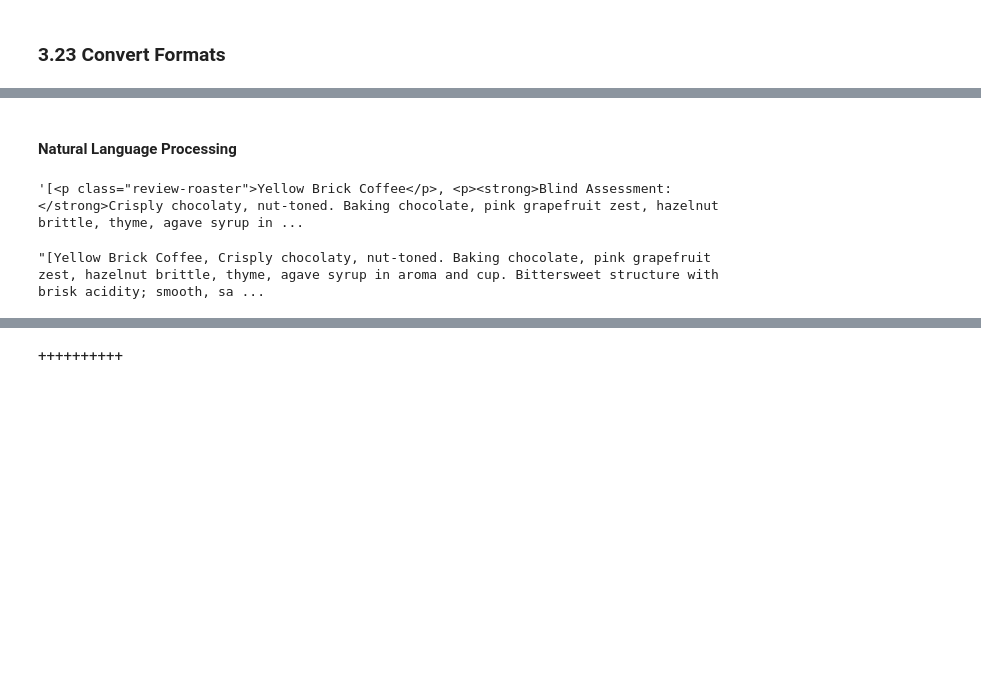
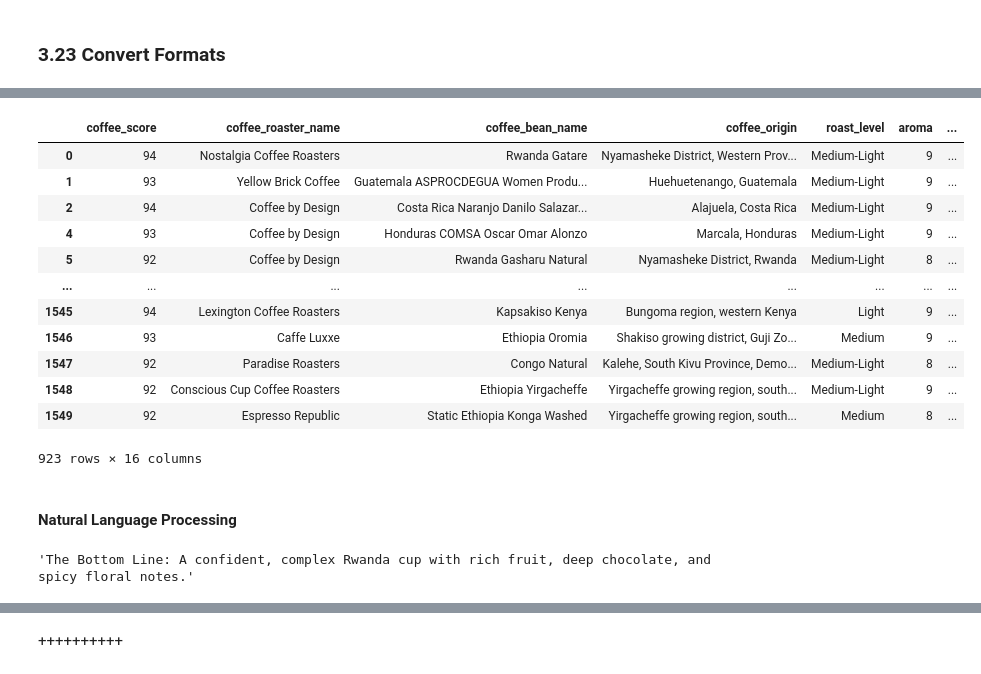
Before and after one commit to nkbuddy/capstone-coffee-recommendation-system, a Jupyter notebook: coffee_recommendation.ipynb, the cells around one changed output, grey strips where cells are left out. Cells and saved outputs as stored; diff of their text form; code cells hidden in the pictures; blank space fills up the shorter version.

```diff
--- a/coffee_recommendation.ipynb
+++ b/coffee_recommendation.ipynb
@@ -590,0 +405,2 @@ See the caveats in the documentation: https://pandas.pydata.org/pandas-docs/stab
+# %%
+cleaned_df['best_value'] = round(cleaned_df['coffee_score'] / cleaned_df['estimate_price_USD_per_ounces'], 2)
@@ -591,7 +427,20 @@ See the caveats in the documentation: https://pandas.pydata.org/pandas-docs/stab
+# %%
+cleaned_df[coffee_df['notes'].str.contains('Arabica')]
+# %% [output]
+|  | coffee_score | coffee_roaster_name | coffee_bean_name | coffee_origin | roast_level | aroma | ... |
+| 0 | 94 | Nostalgia Coffee Roasters | Rwanda Gatare | Nyamasheke District, Western Prov... | Medium-Light | 9 | ... |
+| 1 | 93 | Yellow Brick Coffee | Guatemala ASPROCDEGUA Women Produ... | Huehuetenango, Guatemala | Medium-Light | 9 | ... |
+| 2 | 94 | Coffee by Design | Costa Rica Naranjo Danilo Salazar... | Alajuela, Costa Rica | Medium-Light | 9 | ... |
+| 4 | 93 | Coffee by Design | Honduras COMSA Oscar Omar Alonzo | Marcala, Honduras | Medium-Light | 9 | ... |
+| 5 | 92 | Coffee by Design | Rwanda Gasharu Natural | Nyamasheke District, Rwanda | Medium-Light | 8 | ... |
+| ... | ... | ... | ... | ... | ... | ... | ... |
+| 1545 | 94 | Lexington Coffee Roasters | Kapsakiso Kenya | Bungoma region, western Kenya | Light | 9 | ... |
+| 1546 | 93 | Caffe Luxxe | Ethiopia Oromia | Shakiso growing district, Guji Zo... | Medium | 9 | ... |
+| 1547 | 92 | Paradise Roasters | Congo Natural | Kalehe, South Kivu Province, Demo... | Medium-Light | 8 | ... |
+| 1548 | 92 | Conscious Cup Coffee Roasters | Ethiopia Yirgacheffe | Yirgacheffe growing region, south... | Medium-Light | 9 | ... |
+| 1549 | 92 | Espresso Republic | Static Ethiopia Konga Washed | Yirgacheffe growing region, south... | Medium | 8 | ... |
+923 rows × 16 columns
 # %% [markdown]
 #### Natural Language Processing
 # %%
-coffee_token = pd.DataFrame(coffee_df, columns=["text"])
-coffee_token['text'][0]
+coffee_token = pd.DataFrame(cleaned_df, columns=["bottom_line"])
-# %% [output]
-'[<p class="review-roaster">Yellow Brick Coffee</p>, <p><strong>Blind Assessment: </strong>Crisply chocolaty, nut-toned. Baking chocolate, pink grapefruit zest, hazelnut brittle, thyme, agave syrup in ...
@@ -610,5 +447,5 @@ coffee_token.loc[:,'text'] = coffee_token["text"].astype('string')
 # %%
-coffee_token['text'][0]
+coffee_token['bottom_line'][0]
 # %% [output]
-"[Yellow Brick Coffee, Crisply chocolaty, nut-toned. Baking chocolate, pink grapefruit zest, hazelnut brittle, thyme, agave syrup in aroma and cup. Bittersweet structure with brisk acidity; smooth, sa ...
+'The Bottom Line: A confident, complex Rwanda cup with rich fruit, deep chocolate, and spicy floral notes.'
 # %%
```
Also changed, not shown: parts of 47 cells of this notebook.
